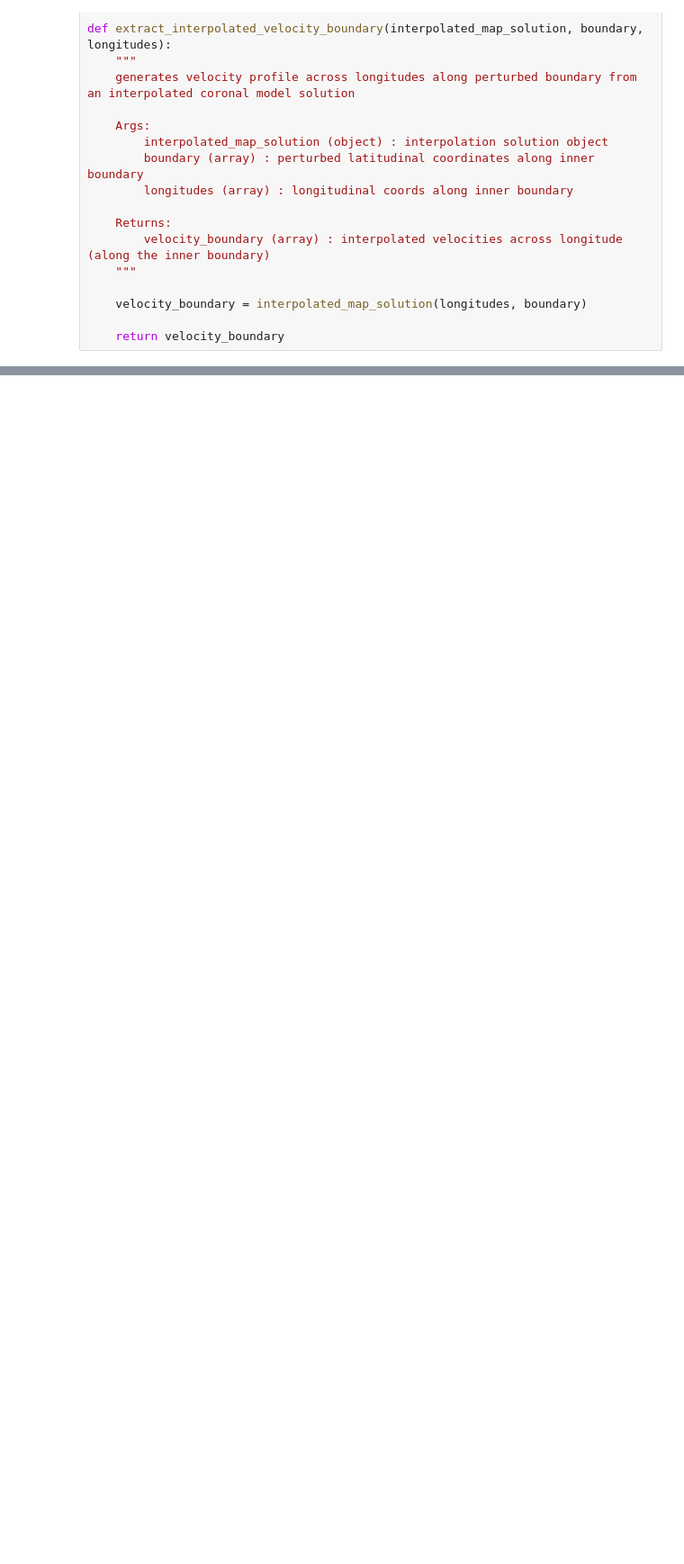
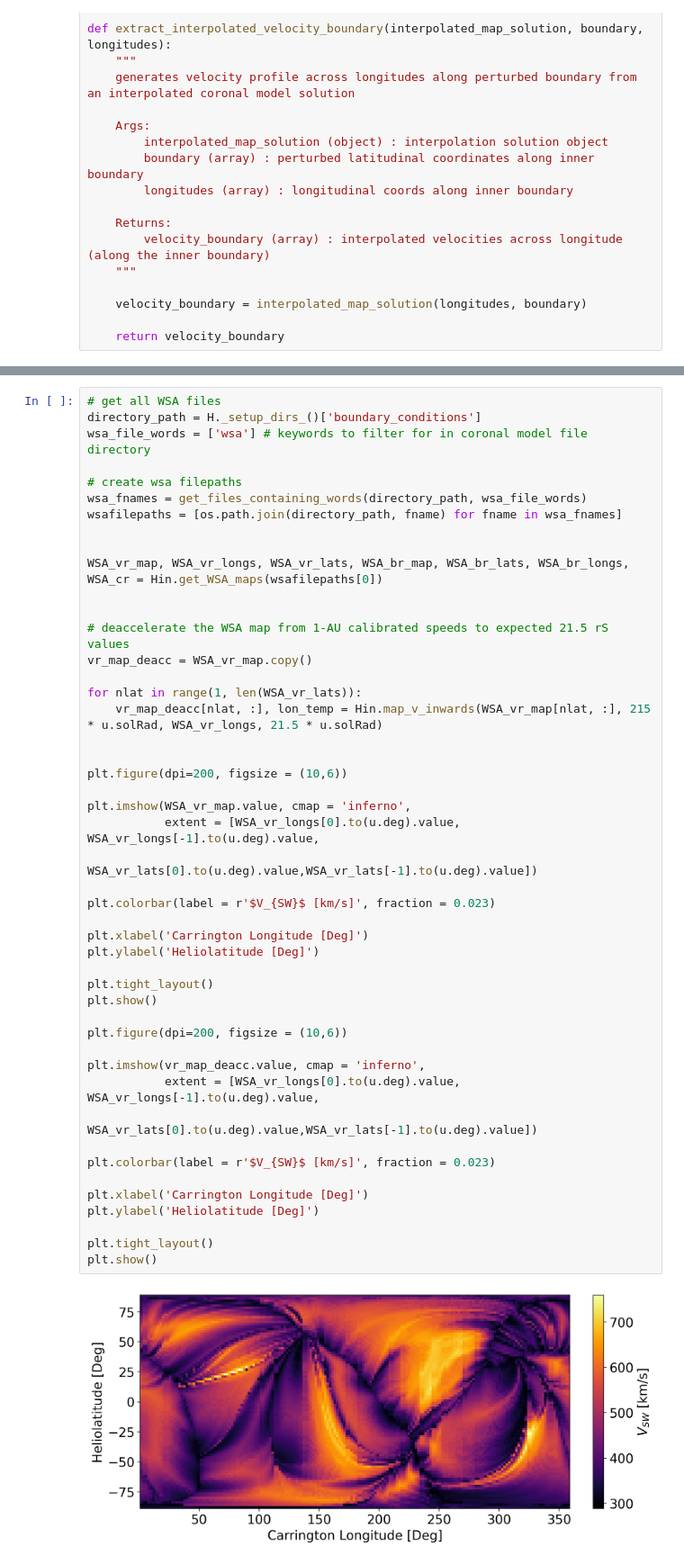
Before and after one commit to NathanielInatimi/WSA_calibration, a Jupyter notebook: code/WSA_deacceleration.ipynb, the cells around one changed output, grey strips where cells are left out. Shown at 90% size. Drawn from its saved outputs; the diff is of its cells as text; blank space fills up the shorter version.

```diff
--- a/code/WSA_deacceleration.ipynb
+++ b/code/WSA_deacceleration.ipynb
@@ -177,0 +198,49 @@ def extract_interpolated_velocity_boundary(interpolated_map_solution, boundary,
+# %%
+# get all WSA files
+directory_path = H._setup_dirs_()['boundary_conditions']
+wsa_file_words = ['wsa'] # keywords to filter for in coronal model file directory
+
+# create wsa filepaths
+wsa_fnames = get_files_containing_words(directory_path, wsa_file_words)
+wsafilepaths = [os.path.join(directory_path, fname) for fname in wsa_fnames]
+
+
+WSA_vr_map, WSA_vr_longs, WSA_vr_lats, WSA_br_map, WSA_br_lats, WSA_br_longs, WSA_cr = Hin.get_WSA_maps(wsafilepaths[0])
+
+
+# deaccelerate the WSA map from 1-AU calibrated speeds to expected 21.5 rS values
+vr_map_deacc = WSA_vr_map.copy()
+
+for nlat in range(1, len(WSA_vr_lats)):
+    vr_map_deacc[nlat, :], lon_temp = Hin.map_v_inwards(WSA_vr_map[nlat, :], 215 * u.solRad, WSA_vr_longs, 21.5 * u.solRad)
+
+
+plt.figure(dpi=200, figsize = (10,6))
+
+plt.imshow(WSA_vr_map.value, cmap = 'inferno',
+           extent = [WSA_vr_longs[0].to(u.deg).value, WSA_vr_longs[-1].to(u.deg).value,
+                     WSA_vr_lats[0].to(u.deg).value,WSA_vr_lats[-1].to(u.deg).value])
+
+plt.colorbar(label = r'$V_{SW}$ [km/s]', fraction = 0.023)
+
+plt.xlabel('Carrington Longitude [Deg]')
+plt.ylabel('Heliolatitude [Deg]')
+
+plt.tight_layout()
+plt.show()
+
+plt.figure(dpi=200, figsize = (10,6))
+
+plt.imshow(vr_map_deacc.value, cmap = 'inferno',
+           extent = [WSA_vr_longs[0].to(u.deg).value, WSA_vr_longs[-1].to(u.deg).value,
+                     WSA_vr_lats[0].to(u.deg).value,WSA_vr_lats[-1].to(u.deg).value])
+
+plt.colorbar(label = r'$V_{SW}$ [km/s]', fraction = 0.023)
+
+plt.xlabel('Carrington Longitude [Deg]')
+plt.ylabel('Heliolatitude [Deg]')
+
+plt.tight_layout()
+plt.show()
+# %% [output]
+[figure, added]
```
Also changed, not shown: parts of 8 cells of this notebook, 2 other files.
